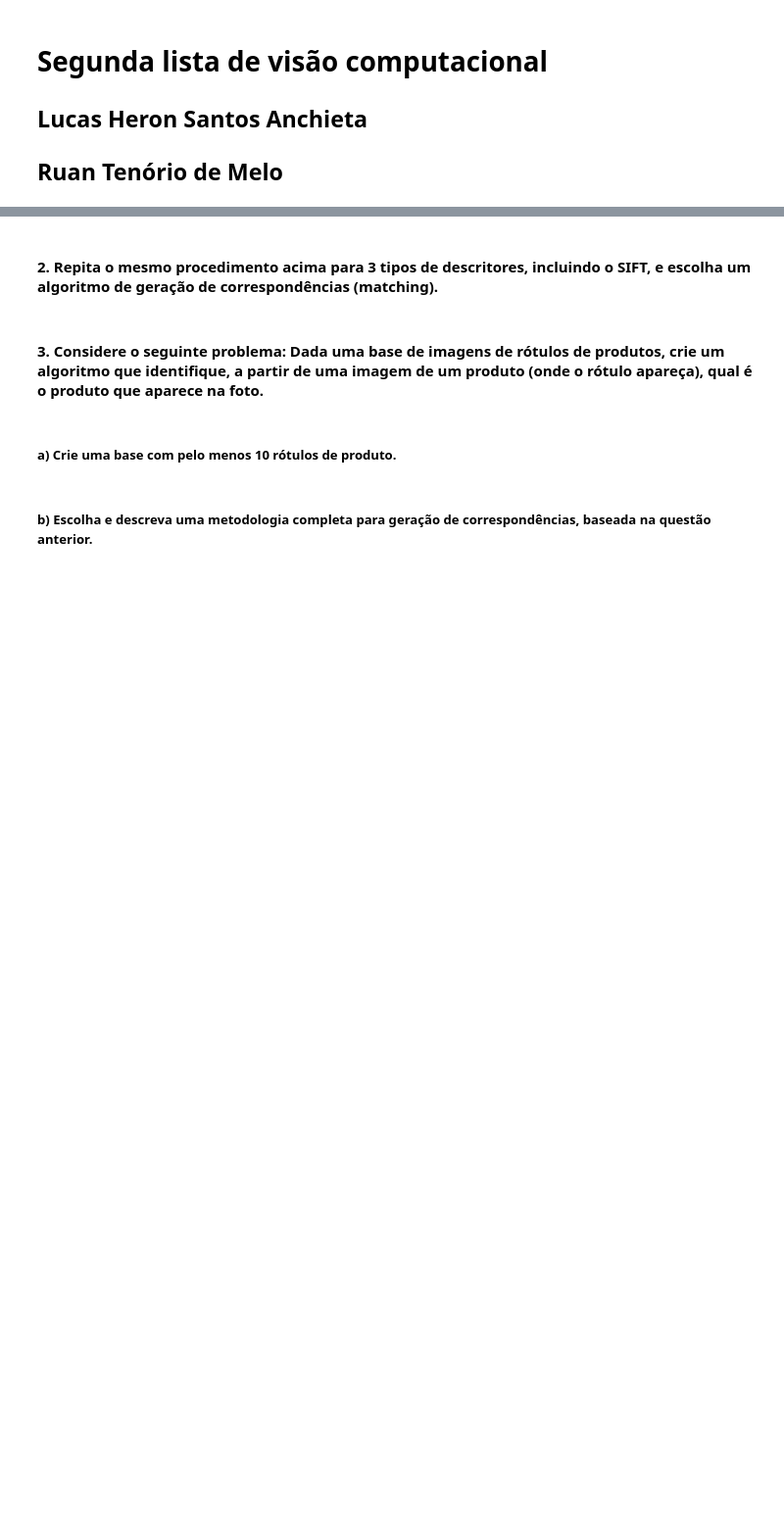
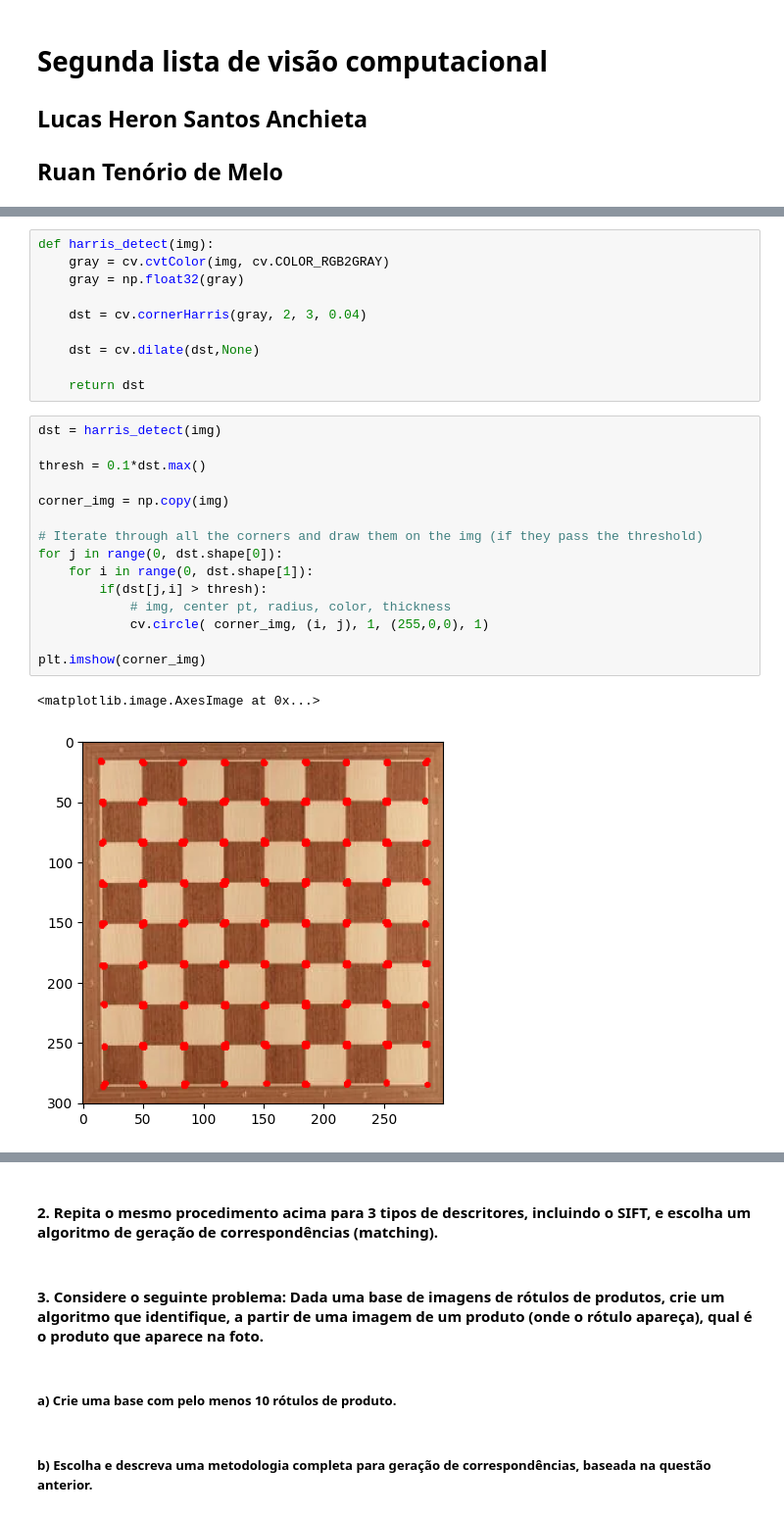
Before and after one commit to LukeHer0/visao_computacional, a Jupyter notebook: lista2/visao_computacional_lista_2.ipynb, the cells around one changed output, grey strips where cells are left out. Shown at 98% size. Saved outputs shown, nothing was run; the diff lists cells and outputs as text; blank space fills up the shorter version.

```diff
--- a/lista2/visao_computacional_lista_2.ipynb
+++ b/lista2/visao_computacional_lista_2.ipynb
@@ -33,0 +23,28 @@ True
+# %%
+def harris_detect(img):
+    gray = cv.cvtColor(img, cv.COLOR_RGB2GRAY)
+    gray = np.float32(gray)
+
+    dst = cv.cornerHarris(gray, 2, 3, 0.04)
+
+    dst = cv.dilate(dst,None)
+
+    return dst
+# %%
+dst = harris_detect(img)
+
+thresh = 0.1*dst.max()
+
+corner_img = np.copy(img)
+
+# Iterate through all the corners and draw them on the img (if they pass the threshold)
+for j in range(0, dst.shape[0]):
+    for i in range(0, dst.shape[1]):
+        if(dst[j,i] > thresh):
+            # img, center pt, radius, color, thickness
+            cv.circle( corner_img, (i, j), 1, (255,0,0), 1)
+
+plt.imshow(corner_img)
+# %% [output]
+<matplotlib.image.AxesImage at 0x...>
+[figure, added]
```
Also changed, not shown: parts of 15 cells of this notebook, 2 other files.
